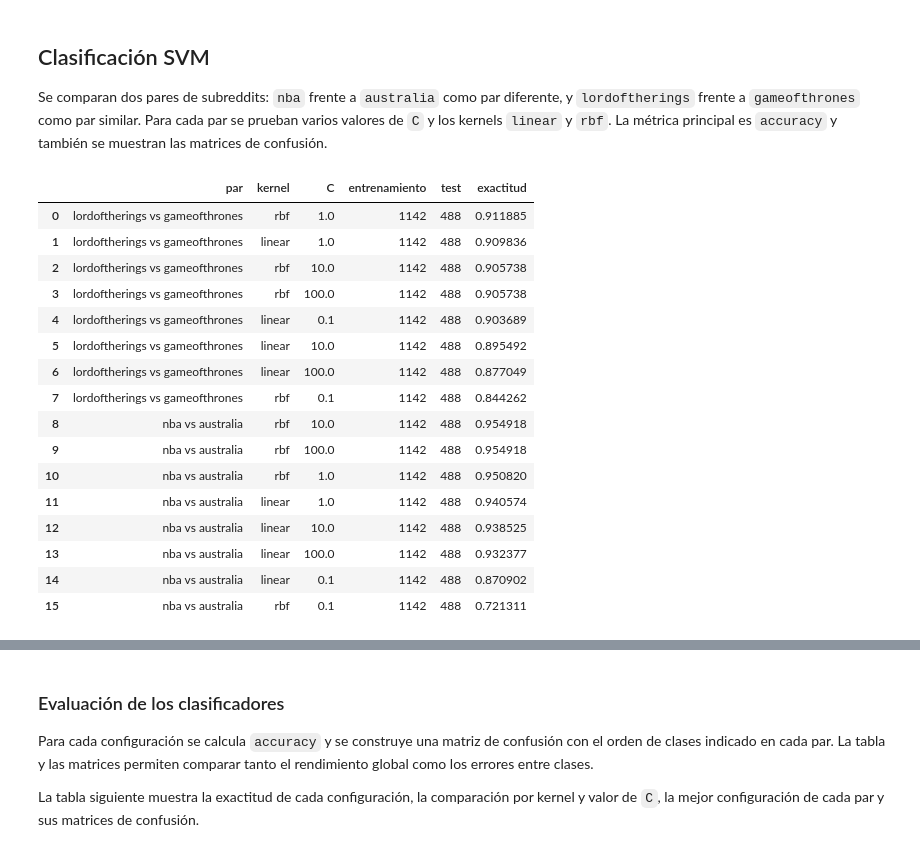
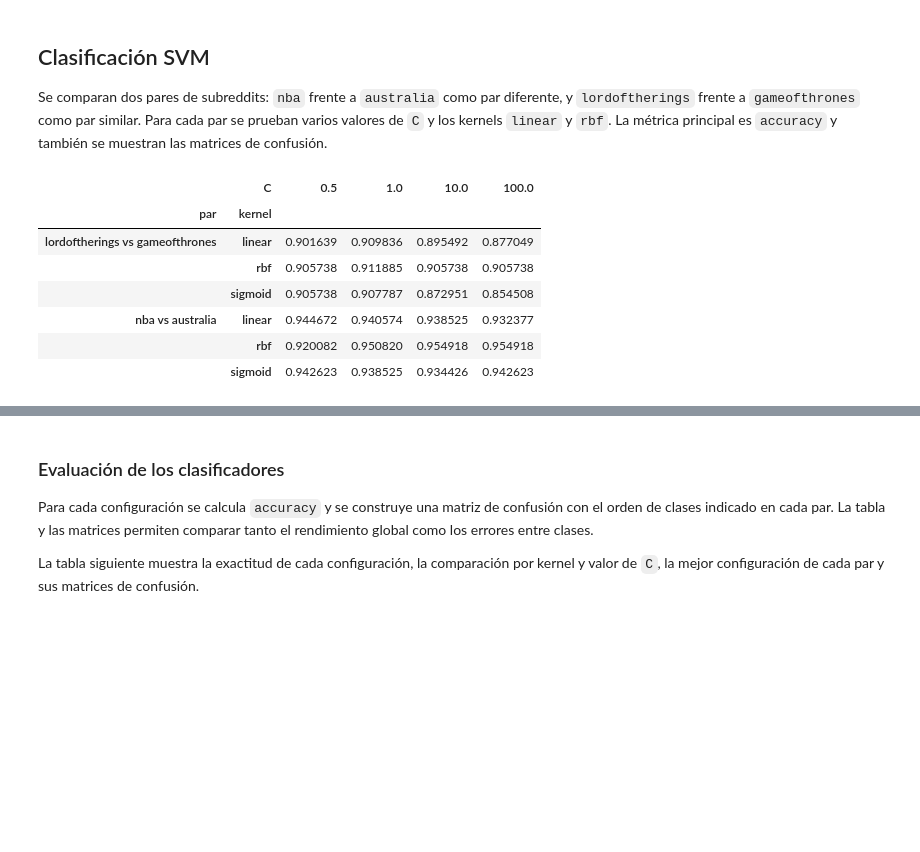
Before and after one commit to mateofra/ling, a Jupyter notebook: fraguas_abal_entregable1.ipynb, the cells around one changed output, grey strips where cells are left out. Cells and saved outputs as stored; diff of their text form; code cells hidden in the pictures; blank space fills up the shorter version.

```diff
--- a/fraguas_abal_entregable1.ipynb
+++ b/fraguas_abal_entregable1.ipynb
@@ -198,13 +199,13 @@ nba: entrenamiento=571,
 
 Se limpian las URLs, símbolos y espacios innecesarios. El `TfidfVectorizer` se ajusta únicamente con el entrenamiento y después transforma el test con el mismo vocabulario, evitando incorporar información del test durante el entrenamiento.
 # %%
-
-
 def limpiar_texto(texto):
     texto = str(texto).lower()
-    texto = re.sub(r"http\S+|www\S+", " ", texto)
-    texto = re.sub(r"[^a-záéíóúüñ0-9\s]", " ", texto)
-    texto = re.sub(r"\s+", " ", texto).strip()
+    texto = re.sub(r"http\S+|www\S+", " ", texto) # Eliminamos URLs
+    texto = re.sub(r"[^a-záéíóúüñ0-9\s]", " ", texto) # Eliminamos caracteres no alfanuméricos
+    texto = re.sub(r"\s+", " ", texto).strip() # Eliminamos espacios extra
+    texto = re.sub(r"\n", " ", texto) # Eliminamos saltos de línea
+    texto = re.sub(r"\t", " ", texto) # Eliminamos tabulaciones
     return texto
 
 # Preprocesamiento del texto
@@ -216,7 +217,7 @@ vectorizador = TfidfVectorizer(
     lowercase=False,
     min_df=2,
     max_df=0.95,
-    stop_words="english"
+    stop_words="english",
 )
 
 X_train = vectorizador.fit_transform(texto_train)
@@ -252,11 +253,12 @@ pares = [
     ("lordoftherings", "gameofthrones")
 ]
 
-valores_C = [0.1, 1, 10, 100]
-kernels = ["linear", "rbf"]
+valores_C = [0.5, 1, 10, 100]
+kernels = ["linear", "rbf", "sigmoid"]
 
 resultados_svm = []
 modelos_svm = {}
+matrices_confusion = {}
 
 subreddit_train = train_data["subreddit"].to_numpy()
 subreddit_test = test_data["subreddit"].to_numpy()
@@ -271,48 +273,58 @@ for par in pares:
     y_test_par = subreddit_test[mascara_test]
 
     for kernel in kernels:
         for C in valores_C:
             clasificador = SVC(C=C, kernel=kernel)
             clasificador.fit(X_train_par, y_train_par)
 
             predicciones = clasificador.predict(X_test_par)
             exactitud = (predicciones == y_test_par).mean()
 
             clave = f"{par[0]}_vs_{par[1]}_{kernel}_C{C}"
             modelos_svm[clave] = clasificador
 
             resultados_svm.append({
                 "par": f"{par[0]} vs {par[1]}",
                 "kernel": kernel,
                 "C": C,
                 "entrenamiento": len(y_train_par),
                 "test": len(y_test_par),
                 "exactitud": exactitud
             })
 
+            matriz = confusion_matrix(
+                y_test_par,
+                predicciones,
+                labels=list(par)
+            )
+
+
+            matrices_confusion[clave] = pd.DataFrame(
+                matriz,
+                index=[f"Real: {etiqueta}" for etiqueta in par],
+                columns=[f"Predicha: {etiqueta}" for etiqueta in par]
+            )
+
 resultados_svm = pd.DataFrame(resultados_svm)
 resultados_svm = resultados_svm.sort_values(
     by=["par", "exactitud"],
     ascending=[True, False]
 ).reset_index(drop=True)
 
 resultados_svm.to_csv("resultados_svm.csv", index=False, encoding="utf-8")
-display(resultados_svm)
+display(
+    resultados_svm.pivot_table(
+        index=["par", "kernel"],
+        columns="C",
+        values="exactitud"
+    )
+)
 # %% [output]
-|  | par | kernel | C | entrenamiento | test | exactitud |
-| 0 | lordoftherings vs gameofthrones | rbf | 1.0 | 1142 | 488 | 0.911885 |
-| 1 | lordoftherings vs gameofthrones | linear | 1.0 | 1142 | 488 | 0.909836 |
-| 2 | lordoftherings vs gameofthrones | rbf | 10.0 | 1142 | 488 | 0.905738 |
-| 3 | lordoftherings vs gameofthrones | rbf | 100.0 | 1142 | 488 | 0.905738 |
-| 4 | lordoftherings vs gameofthrones | linear | 0.1 | 1142 | 488 | 0.903689 |
-| 5 | lordoftherings vs gameofthrones | linear | 10.0 | 1142 | 488 | 0.895492 |
-| 6 | lordoftherings vs gameofthrones | linear | 100.0 | 1142 | 488 | 0.877049 |
-| 7 | lordoftherings vs gameofthrones | rbf | 0.1 | 1142 | 488 | 0.844262 |
-| 8 | nba vs australia | rbf | 10.0 | 1142 | 488 | 0.954918 |
-| 9 | nba vs australia | rbf | 100.0 | 1142 | 488 | 0.954918 |
-| 10 | nba vs australia | rbf | 1.0 | 1142 | 488 | 0.950820 |
-| 11 | nba vs australia | linear | 1.0 | 1142 | 488 | 0.940574 |
-| 12 | nba vs australia | linear | 10.0 | 1142 | 488 | 0.938525 |
-| 13 | nba vs australia | linear | 100.0 | 1142 | 488 | 0.932377 |
-| 14 | nba vs australia | linear | 0.1 | 1142 | 488 | 0.870902 |
-| 15 | nba vs australia | rbf | 0.1 | 1142 | 488 | 0.721311 |
+|  | C | 0.5 | 1.0 | 10.0 | 100.0 |
+| par | kernel |  |  |  |  |
+| lordoftherings vs gameofthrones | linear | 0.901639 | 0.909836 | 0.895492 | 0.877049 |
+|  | rbf | 0.905738 | 0.911885 | 0.905738 | 0.905738 |
+|  | sigmoid | 0.905738 | 0.907787 | 0.872951 | 0.854508 |
+| nba vs australia | linear | 0.944672 | 0.940574 | 0.938525 | 0.932377 |
+|  | rbf | 0.920082 | 0.950820 | 0.954918 | 0.954918 |
+|  | sigmoid | 0.942623 | 0.938525 | 0.934426 | 0.942623 |
```
Also changed, not shown: parts of 15 cells of this notebook, 13 other files.
